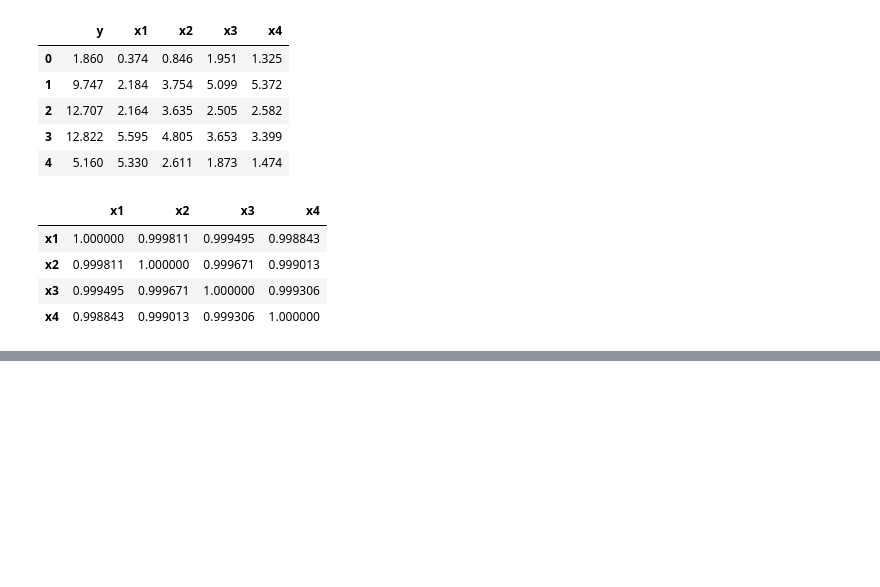
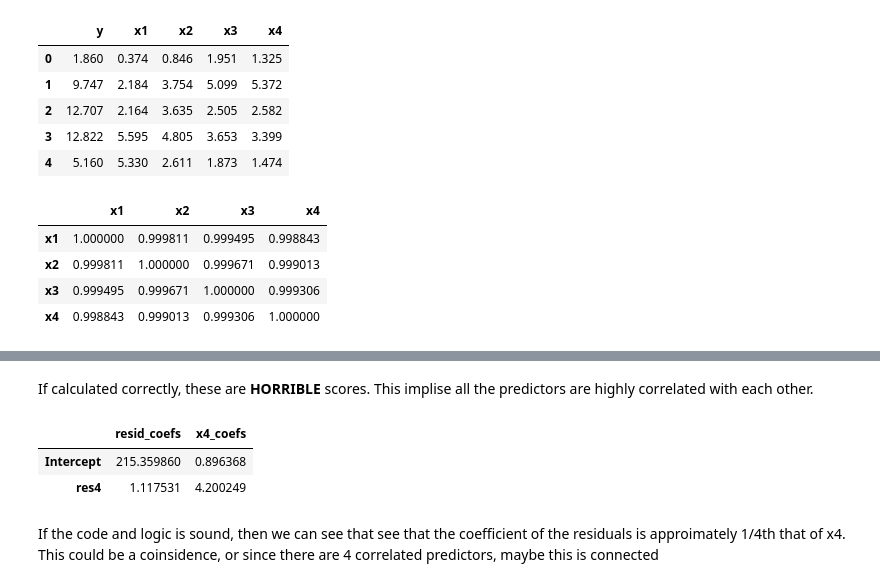
Before and after one commit to Branflakes333/linear_regression, a Jupyter notebook: Code/multicollinearity_toy_ex.ipynb, the cells around one changed output, grey strips where cells are left out. Drawn from its saved outputs; the diff is of its cells as text; code cells hidden in the pictures; blank space fills up the shorter version.

```diff
--- a/Code/multicollinearity_toy_ex.ipynb
+++ b/Code/multicollinearity_toy_ex.ipynb
@@ -482,0 +502,25 @@ KeyError: '~x1'
+# %% [markdown]
+If calculated correctly, these are **HORRIBLE** scores. This implise all the predictors are highly correlated with each other.
+# %%
+#4
+mod_4 = ols("x4~x1+x2+x3",data=exe_data).fit()
+res4 = mod_4.resid
+
+data_4 = pd.DataFrame({
+    'y' : exe_data['y'],
+    'res4' : res4
+})
+
+mod_4b = ols("y~res4",data = data_4).fit()
+
+output3 = pd.DataFrame({
+    "resid_coefs" : mod_4b.params,
+    "x4_coefs" :  [output.loc["x4"][2],output.loc["x4"][1]]
+})
+output3
+# %% [output]
+|  | resid_coefs | x4_coefs |
+| Intercept | 215.359860 | 0.896368 |
+| res4 | 1.117531 | 4.200249 |
+# %% [markdown]
+If the code and logic is sound, then we can see that see that the coefficient of the residuals is approimately 1/4th that of x4. This could be a coinsidence, or since there are 4 correlated predictors, maybe this is connected
```
Also changed, not shown: parts of 8 cells of this notebook.
